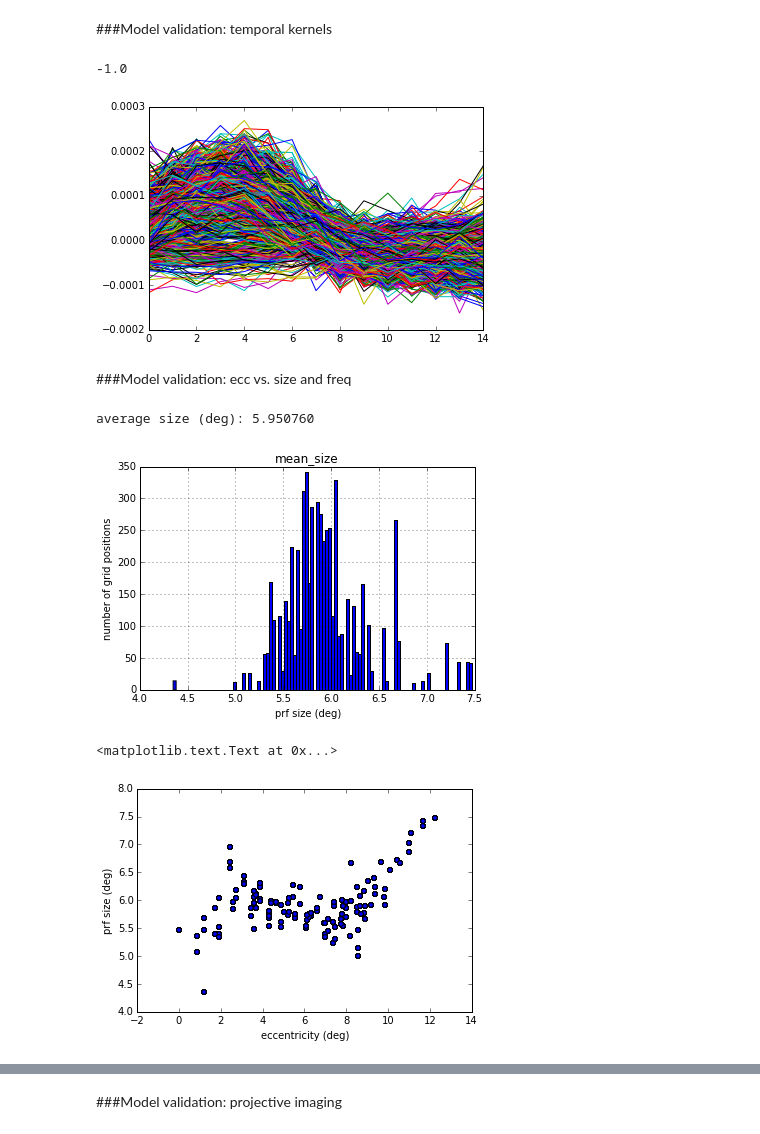
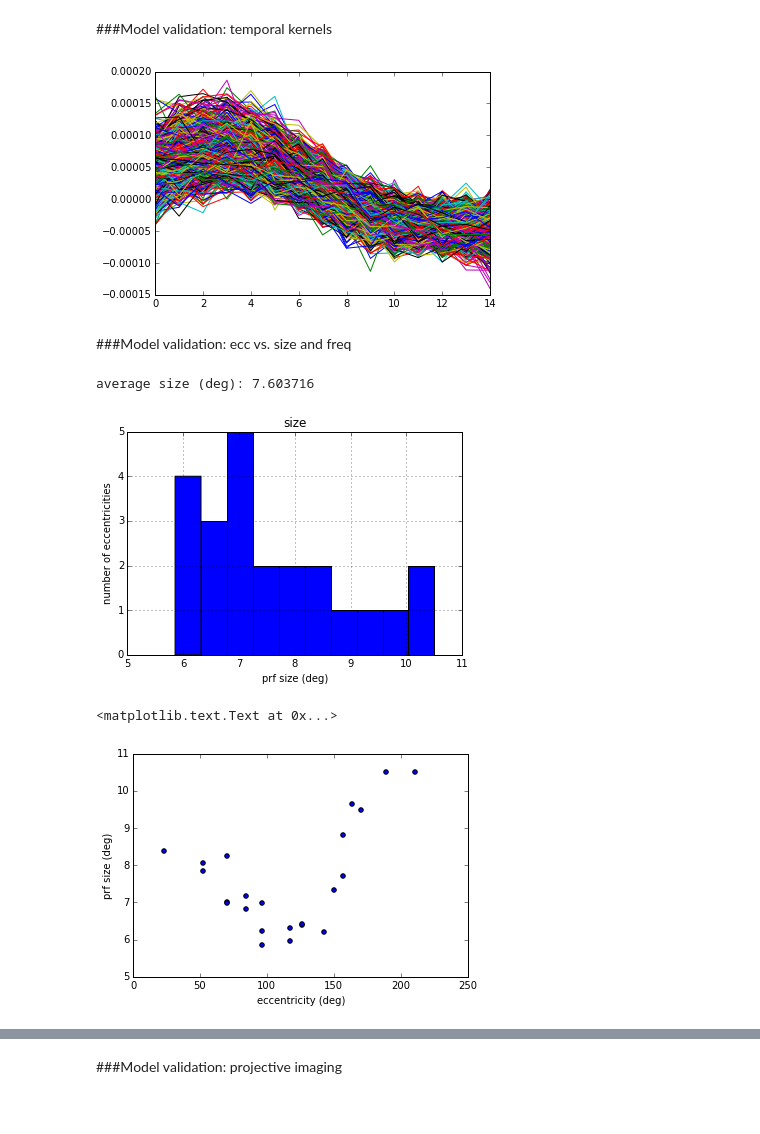
Before and after one commit to ChangdeDu/hrf_fitting, a Jupyter notebook: scripts/fit_best_ripple.ipynb, the cells around one changed output, grey strips where cells are left out. Cells and saved outputs as stored; diff of their text form; code cells hidden in the pictures.

Commit message:
changed model_df to voxelwise index
	modified:   scripts/.ipynb_checkpoints/fit_best_ripple-checkpoint.ipynb
	modified:   scripts/fit_best_ripple.ipynb
	modified:   scripts/regression_tutorial.ipynb

```diff
--- a/scripts/fit_best_ripple.ipynb
+++ b/scripts/fit_best_ripple.ipynb
@@ -587,0 +574,4 @@ pop_mod.val_df
+# %%
+model_group = pop_mod.model_df.groupby(by=['size','freq','pos_x','pos_y'])
+# %%
+val_scores = Parallel(n_jobs=3,verbose=True)(delayed(val_proc)(grp.idx_in_mask.values) for name,grp in model_group)
@@ -588,3 +602,15 @@ pop_mod.val_df
+# %%
+##add val scores, predictions to the model df
+n_vox = np.sum(pop_mod.brain_mask)
+val_pred = np.zeros((n_vox,val_scores[0][2].shape[0]))
+for val_data in val_scores:
+    vox = val_data[0]
+    scores = val_data[1]
+    yhats = val_data[2]
+    pop_mod.model_df.loc[vox,'val_score'] = scores
+    val_pred[vox,:]=yhats.T
+#     pop_mod.model_df.loc[vox,'val_pred'] = yhats
+pop_mod.val_pred = val_pred
 # %%
 with open('/media/tnaselar/Data/scratch/pop_mod.pkl','w') as f:
     pickle.dump(pop_mod,file = f)
@@ -641,7 +658,3 @@ nib.save(nib.Nifti1Image(brain_view,affine=np.eye(4)),'/media/tnaselar/Data/scra
 nib.save(nib.Nifti1Image(score_view,affine=np.eye(4)),'/media/tnaselar/Data/scratch/score_view.nii')
 # %% [markdown]
 ###Model validation: temporal kernels
-# %%
-max_sign.min()
-# %% [output]
--1.0
@@ -658,8 +661,9 @@ coeffs = np.atleast_2d(max_sign).T*coeffs
 # %%
-mxi = np.where(np.array(vs) > 0.35)[0]
+mxi = np.where(pop_mod.model_df['val_score'] > 0.4)[0]
+wts = pop_mod.get_model_weights(mxi)
 plt.figure
-_ = plt.plot(coeffs[mxi,:].T)
+_ = plt.plot(wts.T)
 # %% [output]
-[figure, old version]
+[figure, new version]
 # %% [markdown]
 ###Model validation: ecc vs. size and freq
@@ -677,17 +670,19 @@ def mean_specs(x):
 # %%
-ecc_group = pop_mod.model_df.groupby(['ecc'],as_index=False).apply(mean_specs)
+th = -0.2
+ecc_group = pop_mod.model_df.groupby(['ecc'],as_index=False)
 # %%
-ecc_group.hist(column='mean_size',bins=100)
+mean_size = ecc_group.agg(lambda x: x.loc[x['val_score']>th,'size'].mean()/pop_mod.pix_per_deg)[['ecc','size']]
+mean_size.hist(column='size',bins=10)
 plt.xlabel('prf size (deg)')
-plt.ylabel('number of grid positions')
-print 'average size (deg): %f' %(ecc_group['mean_size'].mean())
+plt.ylabel('number of eccentricities')
+print 'average size (deg): %f' %(mean_size['size'].mean())
 # %% [output]
-average size (deg): 5.950760
+average size (deg): 7.603716
-[figure, old version]
+[figure, new version]
 # %%
-plt.scatter(ecc_group['ecc']/pixel_per_deg,ecc_group['mean_size'])
+plt.scatter(mean_size['ecc'],mean_size['size'])
 plt.xlabel('eccentricity (deg)')
 plt.ylabel('prf size (deg)')
 # %% [output]
 <matplotlib.text.Text at 0x...>
-[figure, old version]
+[figure, new version]
```
Also changed, not shown: parts of 56 cells of this notebook, 1 other file.
